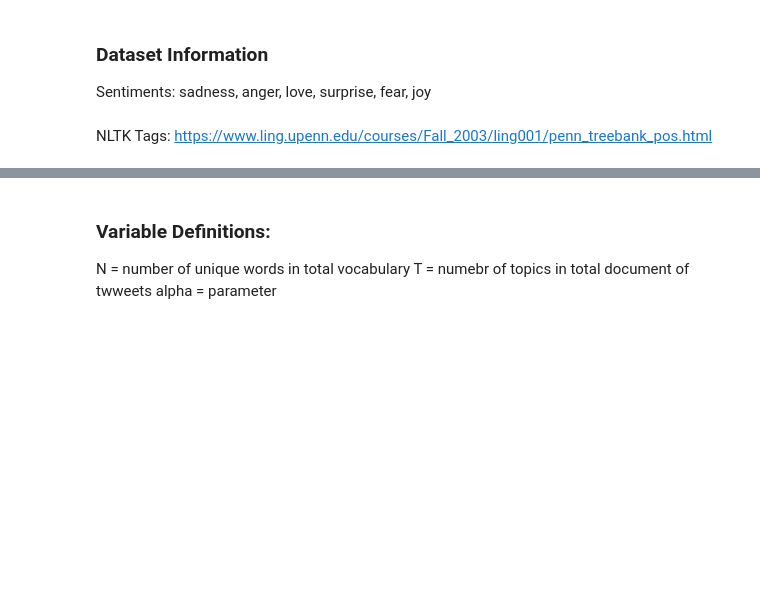
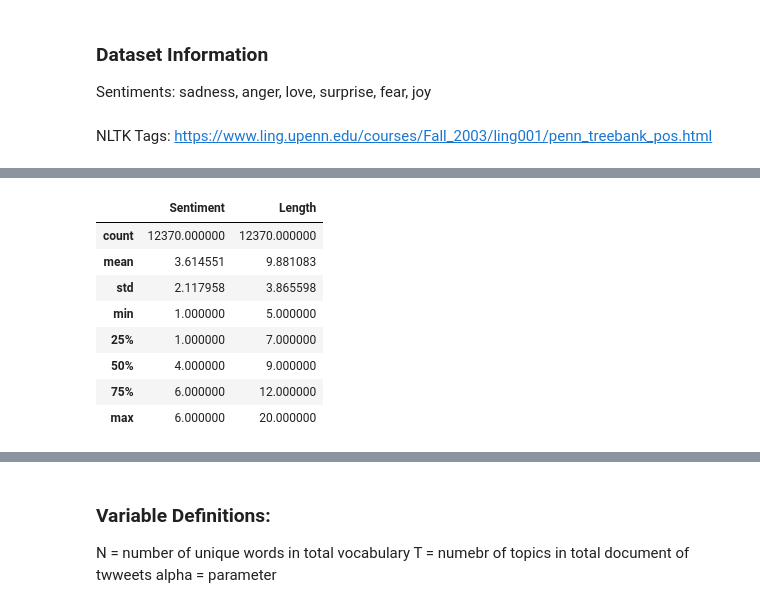
Before and after one commit to Arangion/CompCogFinal, a Jupyter notebook: final.ipynb, the cells around one changed output, grey strips where cells are left out. Saved outputs shown, nothing was run; the diff lists cells and outputs as text; code cells hidden in the pictures; blank space fills up the shorter version.

```diff
--- a/final.ipynb
+++ b/final.ipynb
@@ -131,0 +108,12 @@ dfA
+# %%
+df_norm.describe()
+# %% [output]
+|  | Sentiment | Length |
+| count | 12370.000000 | 12370.000000 |
+| mean | 3.614551 | 9.881083 |
+| std | 2.117958 | 3.865598 |
+| min | 1.000000 | 5.000000 |
+| 25% | 1.000000 | 7.000000 |
+| 50% | 4.000000 | 9.000000 |
+| 75% | 6.000000 | 12.000000 |
+| max | 6.000000 | 20.000000 |
```
Also changed, not shown: parts of 27 cells of this notebook.
